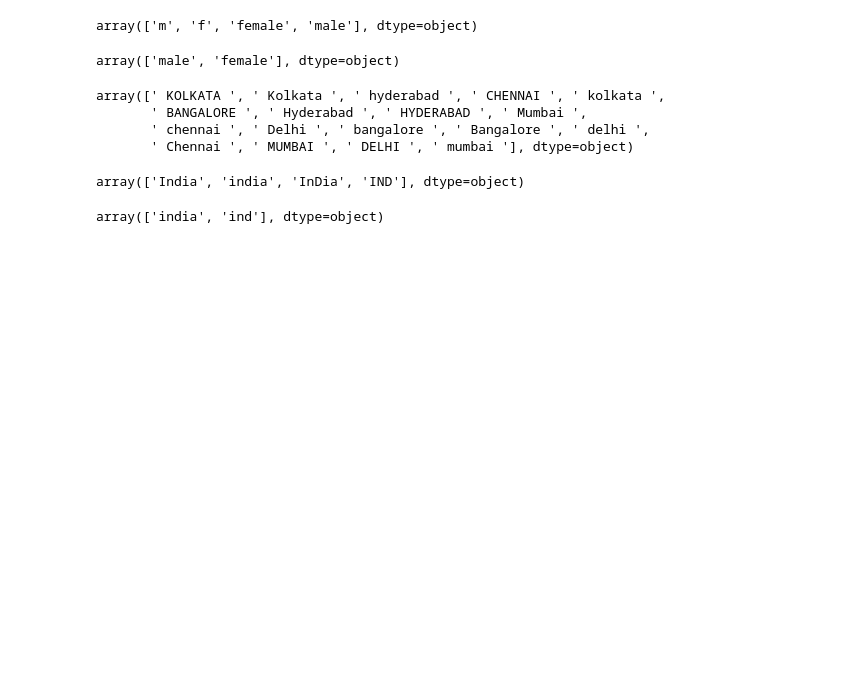
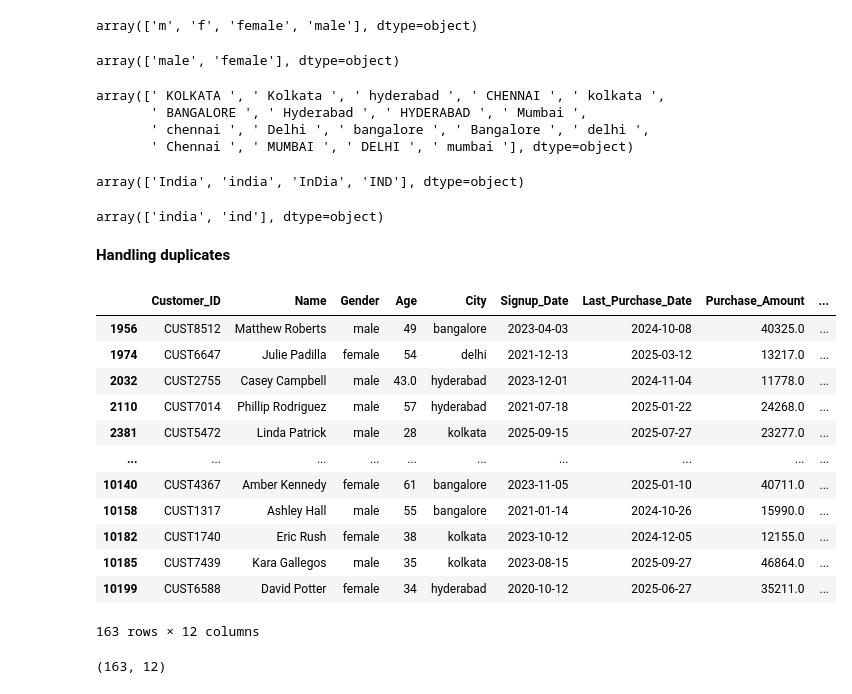
Before and after one commit to rajendra0968jangid/data_cleaning_sales_data, a Jupyter notebook: data_cleaning.ipynb, the cells around one changed output. Drawn from its saved outputs; the diff is of its cells as text; code cells hidden in the pictures; blank space fills up the shorter version.

```diff
--- a/data_cleaning.ipynb
+++ b/data_cleaning.ipynb
@@ -392,3 +392,26 @@ df['Country'].unique()
 array(['india', 'ind'], dtype=object)
 # %%
 df['Country'].replace({'ind':'india'},inplace=True)
+# %% [markdown]
+**Handling duplicates**
+# %%
+# 4 Handling duplicates
+df[df.duplicated()]
+# %% [output]
+|  | Customer_ID | Name | Gender | Age | City | Signup_Date | Last_Purchase_Date | Purchase_Amount | ... |
+| 1956 | CUST8512 | Matthew Roberts | male | 49 | bangalore | 2023-04-03 | 2024-10-08 | 40325.0 | ... |
+| 1974 | CUST6647 | Julie Padilla | female | 54 | delhi | 2021-12-13 | 2025-03-12 | 13217.0 | ... |
+| 2032 | CUST2755 | Casey Campbell | male | 43.0 | hyderabad | 2023-12-01 | 2024-11-04 | 11778.0 | ... |
+| 2110 | CUST7014 | Phillip Rodriguez | male | 57 | hyderabad | 2021-07-18 | 2025-01-22 | 24268.0 | ... |
+| 2381 | CUST5472 | Linda Patrick | male | 28 | kolkata | 2025-09-15 | 2025-07-27 | 23277.0 | ... |
+| ... | ... | ... | ... | ... | ... | ... | ... | ... | ... |
+| 10140 | CUST4367 | Amber Kennedy | female | 61 | bangalore | 2023-11-05 | 2025-01-10 | 40711.0 | ... |
+| 10158 | CUST1317 | Ashley Hall | male | 55 | bangalore | 2021-01-14 | 2024-10-26 | 15990.0 | ... |
+| 10182 | CUST1740 | Eric Rush | female | 38 | kolkata | 2023-10-12 | 2024-12-05 | 12155.0 | ... |
+| 10185 | CUST7439 | Kara Gallegos | male | 35 | kolkata | 2023-08-15 | 2025-09-27 | 46864.0 | ... |
+| 10199 | CUST6588 | David Potter | female | 34 | hyderabad | 2020-10-12 | 2025-06-27 | 35211.0 | ... |
+163 rows × 12 columns
+# %%
+df[df.duplicated()].shape
+# %% [output]
+(163, 12)
```
Also changed, not shown: parts of 6 cells of this notebook.
